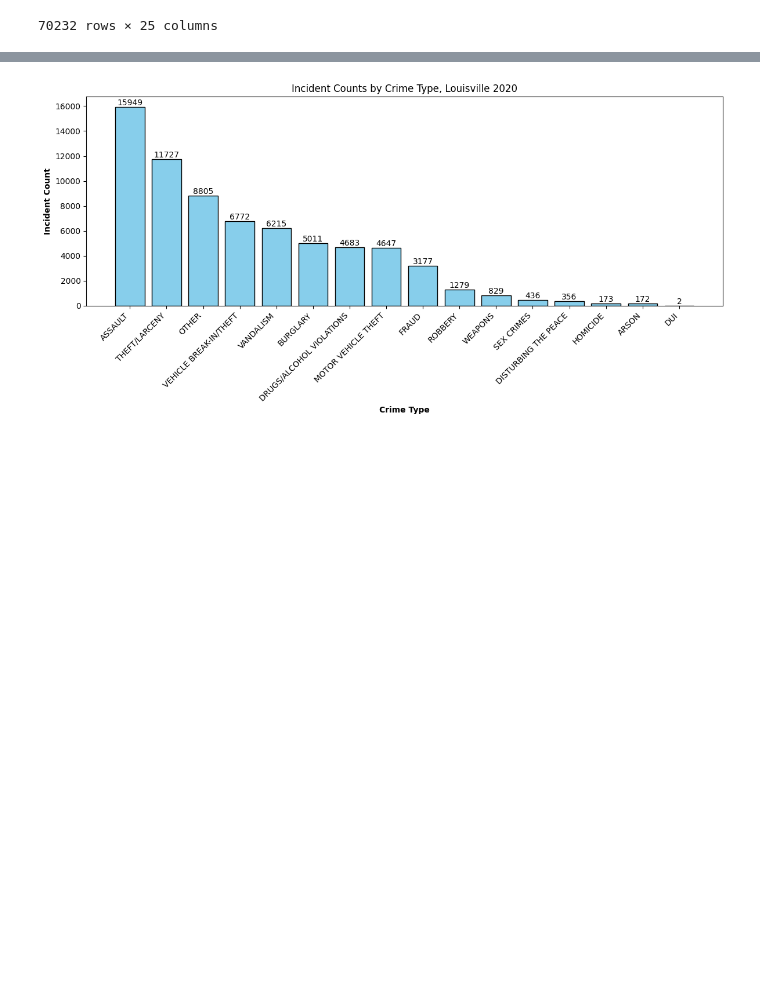
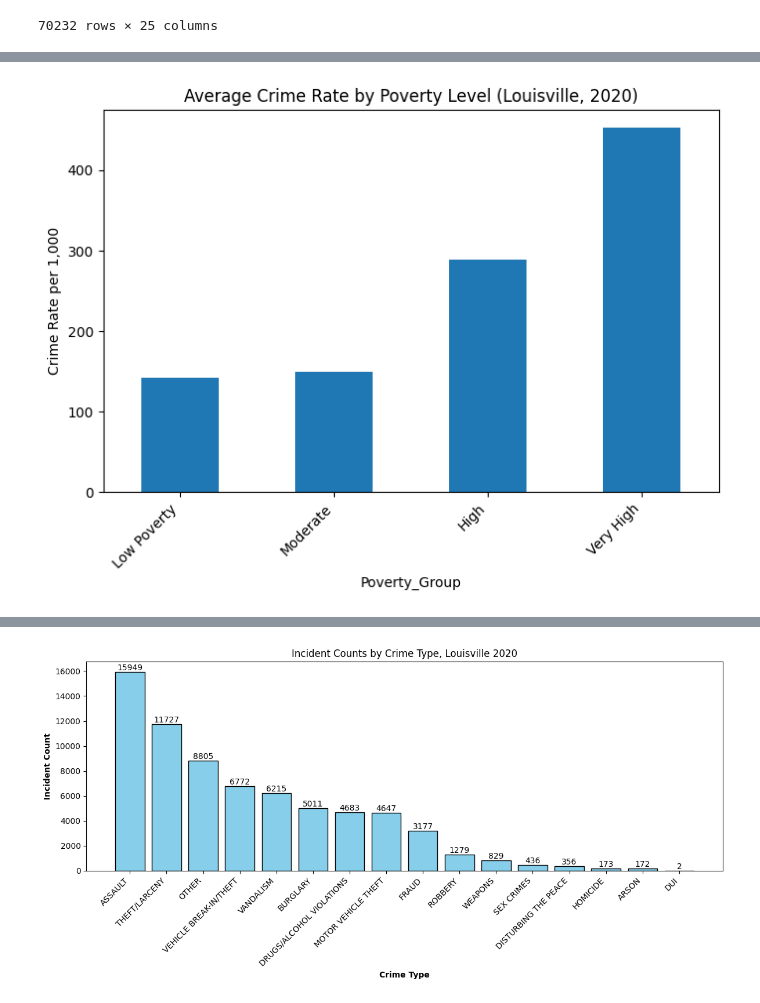
Before and after one commit to JoeBoy767/Crime-Patterns-Socioeconomic-Conditions-Louisville-2020, a Jupyter notebook: notebooks/louisville_crime_2020.ipynb, the cells around one changed output, grey strips where cells are left out. Drawn from its saved outputs; the diff is of its cells as text; code cells hidden in the pictures; blank space fills up the shorter version.

```diff
--- a/notebooks/louisville_crime_2020.ipynb
+++ b/notebooks/louisville_crime_2020.ipynb
@@ -520,0 +667,13 @@ cleaned2_df
+# %%
+
+
+grouped = merged.groupby('Poverty_Group')['Crime_Rate'].mean()
+
+plt.figure(figsize=(8,5))
+grouped.plot(kind='bar')
+plt.ylabel("Crime Rate per 1,000")
+plt.title("Average Crime Rate by Poverty Level (Louisville, 2020)")
+plt.xticks(rotation=45, ha='right')
+plt.show()
+# %% [output]
+[figure, added]
```
Also changed, not shown: parts of 24 cells of this notebook, 2 other files.
